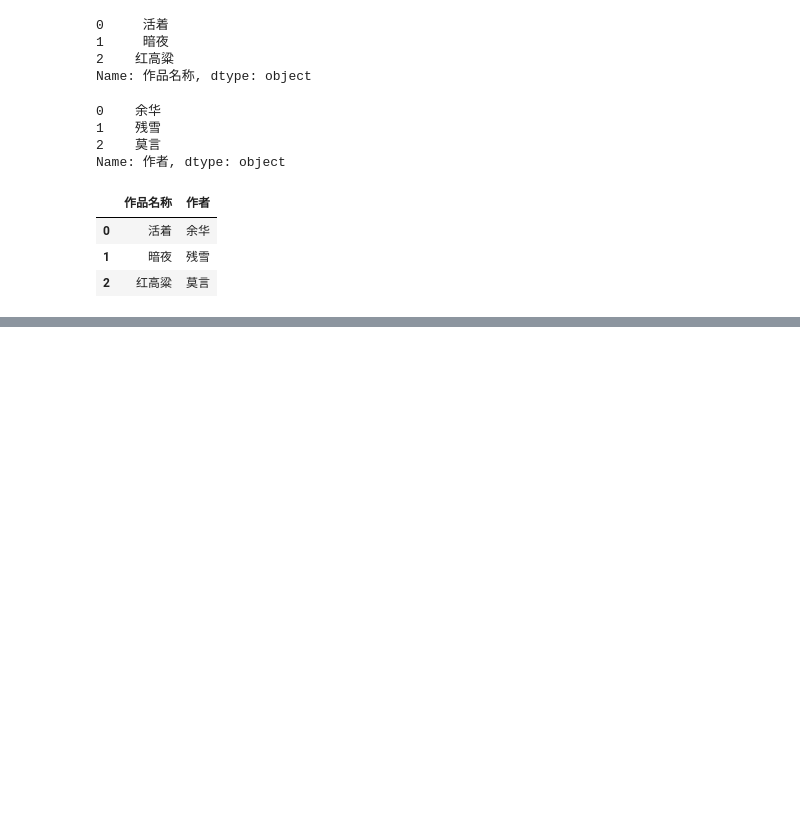
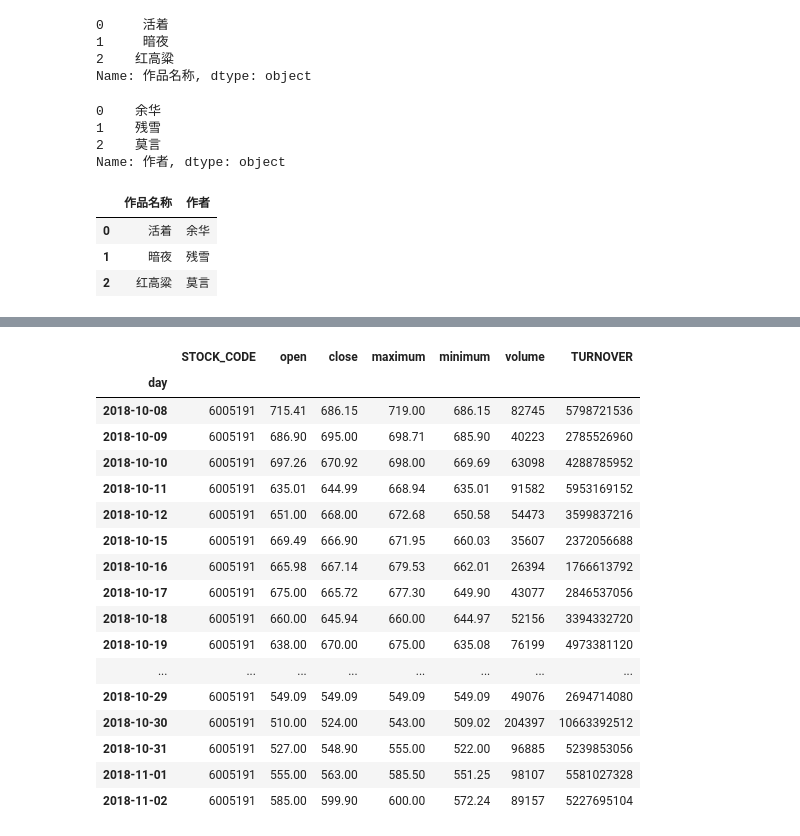
Before and after one commit to Xuyanli-Hub/xuyanli, a Jupyter notebook: output/05-dataframe.ipynb, the cells around one changed output, grey strips where cells are left out. Saved outputs shown, nothing was run; the diff lists cells and outputs as text; code cells hidden in the pictures; blank space fills up the shorter version.

```diff
--- a/output/05-dataframe.ipynb
+++ b/output/05-dataframe.ipynb
@@ -72,0 +77,3 @@ df2[['作品名称','作者']]
+# %%
+# 设置行索引
+gzmt = pd.read_csv(R'C:\Users\86181\Desktop\xuyanli\data\600519.csv')
@@ -72,0 +90,2 @@ df2[['作品名称','作者']]
+# %%
+gzmt.set_index('day')
@@ -72,0 +119,2 @@ df2[['作品名称','作者']]
+# %%
+df3 = gzmt.set_index('day')
@@ -72,0 +252,21 @@ df2[['作品名称','作者']]
+# %%
+df3.loc['2018-1-2':]
+# %% [output]
+|  | STOCK_CODE | open | close | maximum | minimum | volume | TURNOVER |
+| day |  |  |  |  |  |  |  |
+| 2018-10-08 | 6005191 | 715.41 | 686.15 | 719.00 | 686.15 | 82745 | 5798721536 |
+| 2018-10-09 | 6005191 | 686.90 | 695.00 | 698.71 | 685.90 | 40223 | 2785526960 |
+| 2018-10-10 | 6005191 | 697.26 | 670.92 | 698.00 | 669.69 | 63098 | 4288785952 |
+| 2018-10-11 | 6005191 | 635.01 | 644.99 | 668.94 | 635.01 | 91582 | 5953169152 |
+| 2018-10-12 | 6005191 | 651.00 | 668.00 | 672.68 | 650.58 | 54473 | 3599837216 |
+| 2018-10-15 | 6005191 | 669.49 | 666.90 | 671.95 | 660.03 | 35607 | 2372056688 |
+| 2018-10-16 | 6005191 | 665.98 | 667.14 | 679.53 | 662.01 | 26394 | 1766613792 |
+| 2018-10-17 | 6005191 | 675.00 | 665.72 | 677.30 | 649.90 | 43077 | 2846537056 |
+| 2018-10-18 | 6005191 | 660.00 | 645.94 | 660.00 | 644.97 | 52156 | 3394332720 |
+| 2018-10-19 | 6005191 | 638.00 | 670.00 | 675.00 | 635.08 | 76199 | 4973381120 |
+| ... | ... | ... | ... | ... | ... | ... | ... |
+| 2018-10-29 | 6005191 | 549.09 | 549.09 | 549.09 | 549.09 | 49076 | 2694714080 |
+| 2018-10-30 | 6005191 | 510.00 | 524.00 | 543.00 | 509.02 | 204397 | 10663392512 |
+| 2018-10-31 | 6005191 | 527.00 | 548.90 | 555.00 | 522.00 | 96885 | 5239853056 |
+| 2018-11-01 | 6005191 | 555.00 | 563.00 | 585.50 | 551.25 | 98107 | 5581027328 |
+| 2018-11-02 | 6005191 | 585.00 | 599.90 | 600.00 | 572.24 | 89157 | 5227695104 |
```
Also changed, not shown: parts of 19 cells of this notebook, 3 other files.
